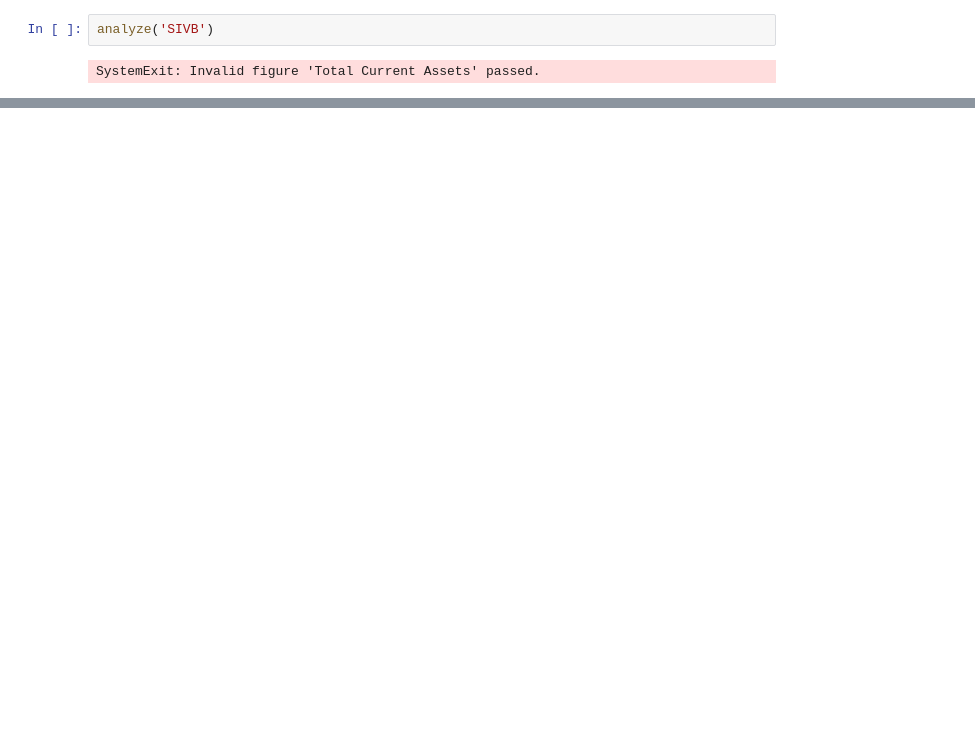
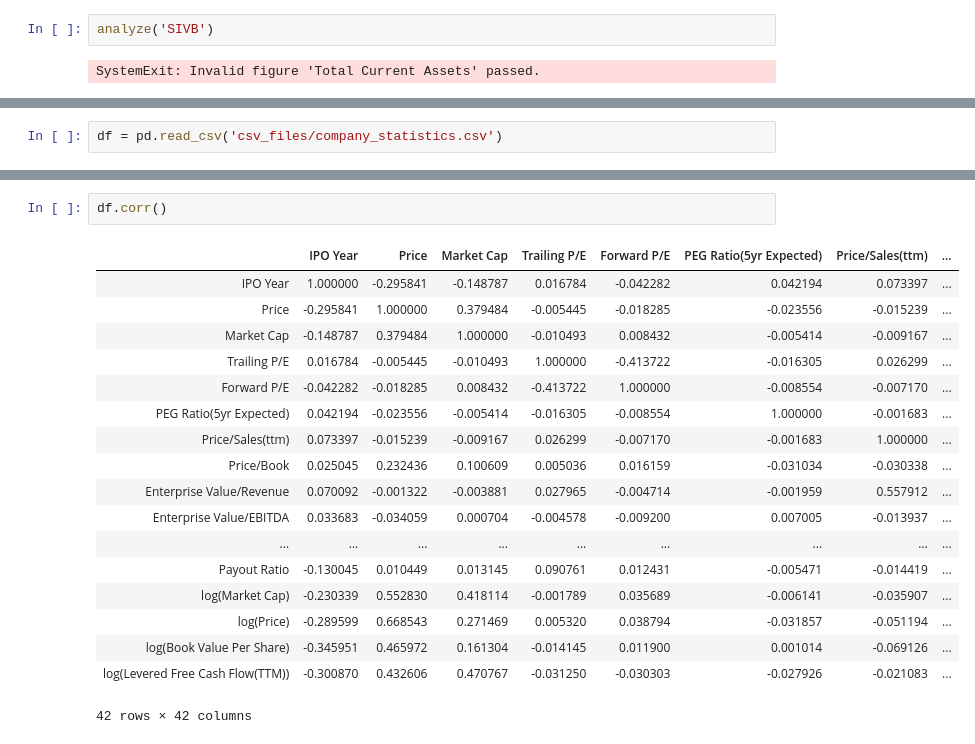
Before and after one commit to KevinJustinYu/Stock-Market-Analysis, a Jupyter notebook: Sandbox.ipynb, the cells around one changed output, grey strips where cells are left out. Cells and saved outputs as stored; diff of their text form; blank space fills up the shorter version.

```diff
--- a/Sandbox.ipynb
+++ b/Sandbox.ipynb
@@ -28,0 +23,2 @@ NameError: name 'train_and_get_model' is not defined
+# %%
+df = pd.read_csv('csv_files/company_statistics.csv')
@@ -28,0 +53,21 @@ NameError: name 'train_and_get_model' is not defined
+# %%
+df.corr()
+# %% [output]
+|  | IPO Year | Price | Market Cap | Trailing P/E | Forward P/E | PEG Ratio(5yr Expected) | Price/Sales(ttm) | ... |
+| IPO Year | 1.000000 | -0.295841 | -0.148787 | 0.016784 | -0.042282 | 0.042194 | 0.073397 | ... |
+| Price | -0.295841 | 1.000000 | 0.379484 | -0.005445 | -0.018285 | -0.023556 | -0.015239 | ... |
+| Market Cap | -0.148787 | 0.379484 | 1.000000 | -0.010493 | 0.008432 | -0.005414 | -0.009167 | ... |
+| Trailing P/E | 0.016784 | -0.005445 | -0.010493 | 1.000000 | -0.413722 | -0.016305 | 0.026299 | ... |
+| Forward P/E | -0.042282 | -0.018285 | 0.008432 | -0.413722 | 1.000000 | -0.008554 | -0.007170 | ... |
+| PEG Ratio(5yr Expected) | 0.042194 | -0.023556 | -0.005414 | -0.016305 | -0.008554 | 1.000000 | -0.001683 | ... |
+| Price/Sales(ttm) | 0.073397 | -0.015239 | -0.009167 | 0.026299 | -0.007170 | -0.001683 | 1.000000 | ... |
+| Price/Book | 0.025045 | 0.232436 | 0.100609 | 0.005036 | 0.016159 | -0.031034 | -0.030338 | ... |
+| Enterprise Value/Revenue | 0.070092 | -0.001322 | -0.003881 | 0.027965 | -0.004714 | -0.001959 | 0.557912 | ... |
+| Enterprise Value/EBITDA | 0.033683 | -0.034059 | 0.000704 | -0.004578 | -0.009200 | 0.007005 | -0.013937 | ... |
+| ... | ... | ... | ... | ... | ... | ... | ... | ... |
+| Payout Ratio | -0.130045 | 0.010449 | 0.013145 | 0.090761 | 0.012431 | -0.005471 | -0.014419 | ... |
+| log(Market Cap) | -0.230339 | 0.552830 | 0.418114 | -0.001789 | 0.035689 | -0.006141 | -0.035907 | ... |
+| log(Price) | -0.289599 | 0.668543 | 0.271469 | 0.005320 | 0.038794 | -0.031857 | -0.051194 | ... |
+| log(Book Value Per Share) | -0.345951 | 0.465972 | 0.161304 | -0.014145 | 0.011900 | 0.001014 | -0.069126 | ... |
+| log(Levered Free Cash Flow(TTM)) | -0.300870 | 0.432606 | 0.470767 | -0.031250 | -0.030303 | -0.027926 | -0.021083 | ... |
+42 rows × 42 columns
```
Also changed, not shown: parts of 26 cells of this notebook, 6 other files.
